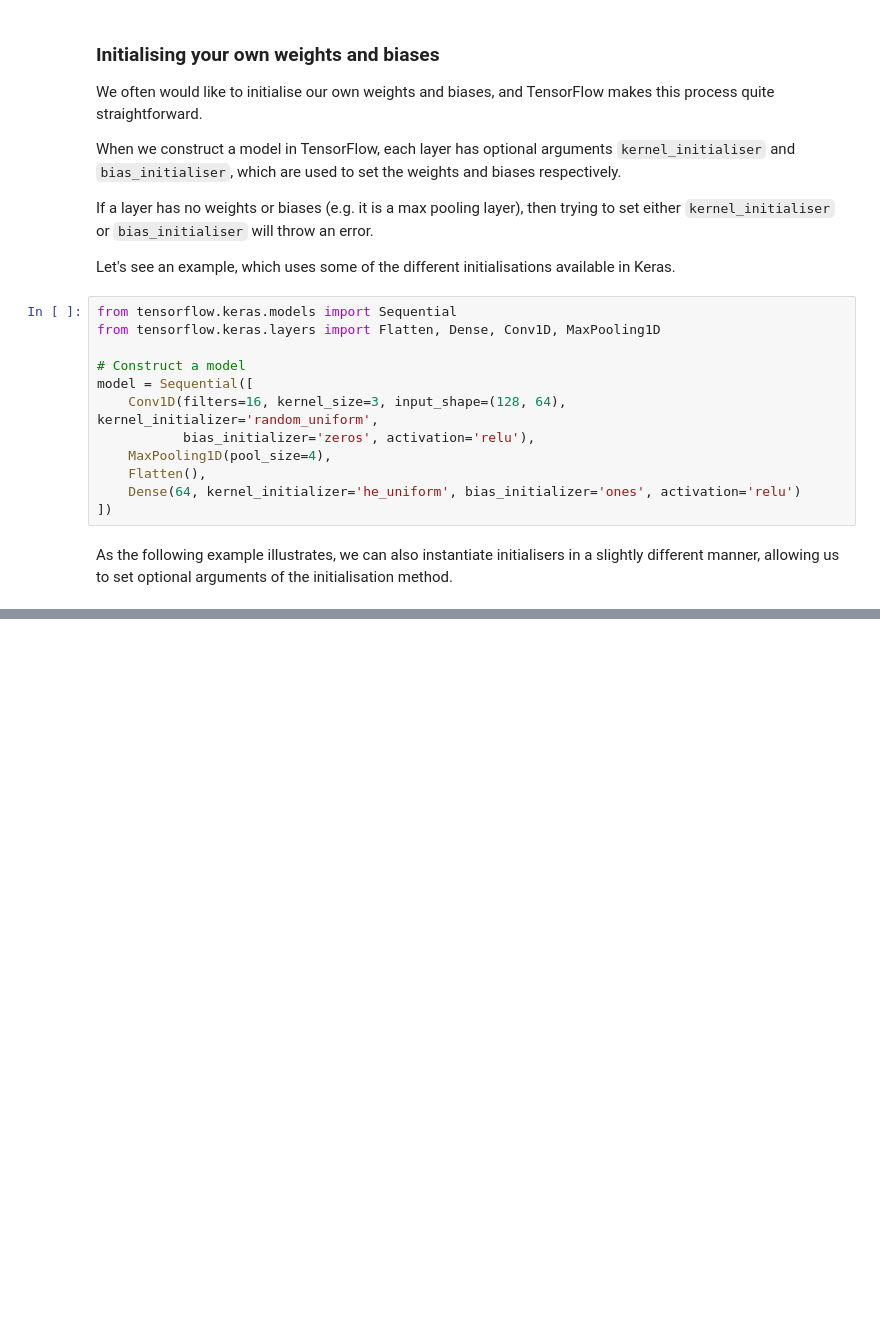
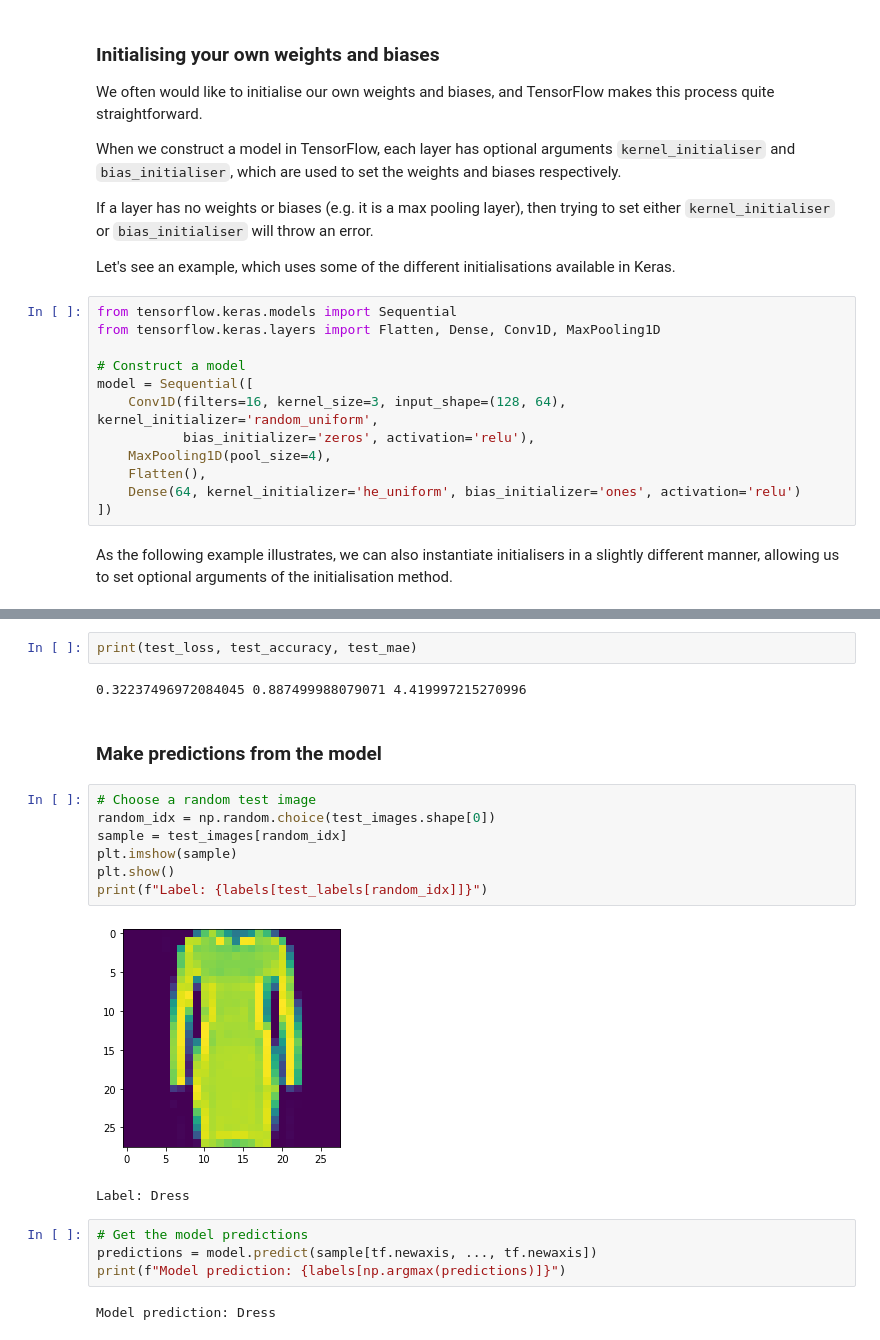
Before and after one commit to anilkunwar/coursera, a Jupyter notebook: ucl_getting_started_with_tf2/week2/The-Sequential-model-API.ipynb, the cells around one changed output, grey strips where cells are left out. Drawn from its saved outputs; the diff is of its cells as text; blank space fills up the shorter version.

```diff
--- a/ucl_getting_started_with_tf2/week2/The-Sequential-model-API.ipynb
+++ b/ucl_getting_started_with_tf2/week2/The-Sequential-model-API.ipynb
@@ -188,0 +514,22 @@ As the following example illustrates, we can also instantiate initialisers in a
+# %%
+print(test_loss, test_accuracy, test_mae)
+# %% [output]
+0.32237496972084045 0.887499988079071 4.419997215270996
+# %% [markdown]
+### Make predictions from the model
+# %%
+# Choose a random test image
+random_idx = np.random.choice(test_images.shape[0])
+sample = test_images[random_idx]
+plt.imshow(sample)
+plt.show()
+print(f"Label: {labels[test_labels[random_idx]]}")
+# %% [output]
+[figure, added]
+Label: Dress
+# %%
+# Get the model predictions
+predictions = model.predict(sample[tf.newaxis, ..., tf.newaxis])
+print(f"Model prediction: {labels[np.argmax(predictions)]}")
+# %% [output]
+Model prediction: Dress
```
Also changed, not shown: parts of 52 cells of this notebook.
